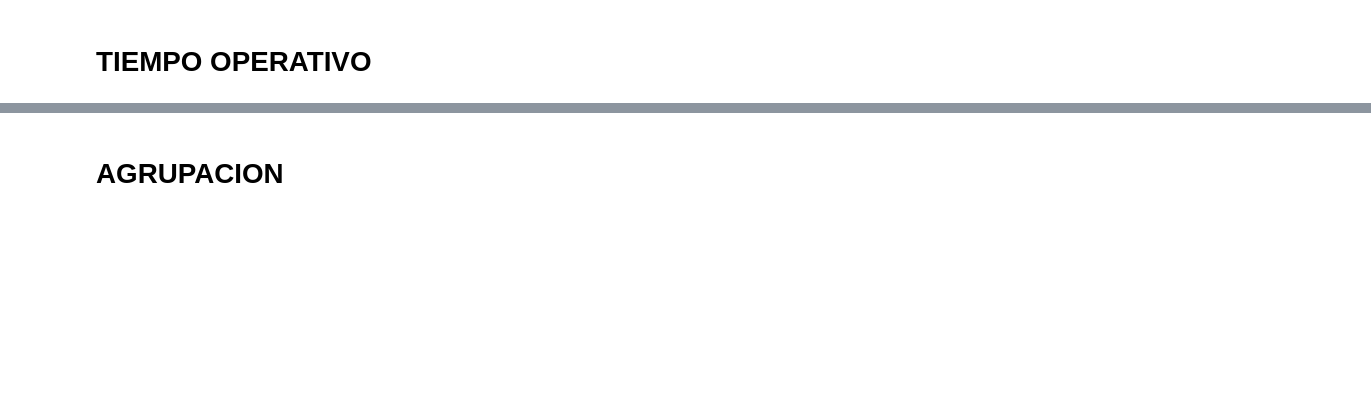
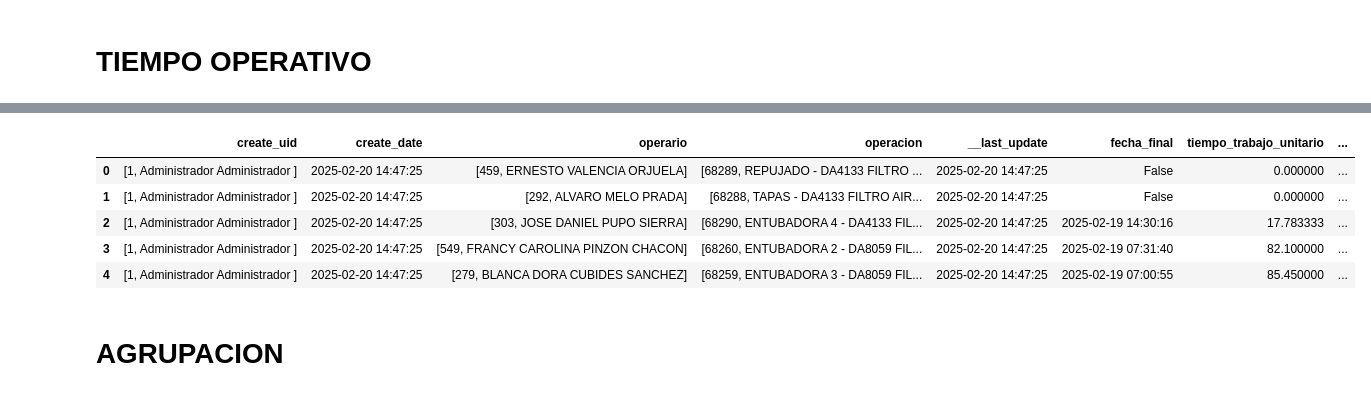
Before and after one commit to FiltrosDonsson/Proyectos-Data-analyst, a Jupyter notebook: PRORUDCCION/tiempo_produccion.ipynb, the cells around one changed output, grey strips where cells are left out. Cells and saved outputs as stored; diff of their text form; code cells hidden in the pictures; blank space fills up the shorter version.

```diff
--- a/PRORUDCCION/tiempo_produccion.ipynb
+++ b/PRORUDCCION/tiempo_produccion.ipynb
@@ -242,3 +254,52 @@ df_sample[df_sample["OP"]=="MO11970"].head(1)
+# %%
+import xmlrpc.client
+import pandas as pd
+from datetime import datetime
+
+# ===============================
+# 1️⃣ Conexión con Odoo 8
+# ===============================
+username = "juan.cano@donsson.com"
+password = "1000285668"
+url = "https://donsson.com"
+db = "Donsson_produccion"
+
+common = xmlrpc.client.ServerProxy(f"{url}/xmlrpc/2/common")
+uid = common.authenticate(db, username, password, {})
+models = xmlrpc.client.ServerProxy(f"{url}/xmlrpc/2/object")
+
+
+# ===============================
+# 2️⃣ Modelo a consultar
+# ===============================
+modelo = 'mrp.report.verificacion.fuerza.labcon'  # cámbialo según necesites
+
+# ===============================
+# 3️⃣ Filtro: registros con fecha > 2023-01-01
+# ===============================
+fecha_inicio = '2023-01-01 00:00:00'
+filtro = [('create_date', '>=', fecha_inicio)]
+
+# ===============================
+# 4️⃣ Consulta
+# ===============================
+fl = models.execute_kw(
+    db, uid, password,
+    modelo, 'search_read',
+    [filtro],
+    {'limit': 10000000}
+)
+
+df_fl = pd.DataFrame(fl)
+# %%
+df_fl.head()
+# %% [output]
+|  | create_uid | create_date | operario | operacion | __last_update | fecha_final | tiempo_trabajo_unitario | ... |
+| 0 | [1, Administrador Administrador ] | 2025-02-20 14:47:25 | [459, ERNESTO VALENCIA ORJUELA] | [68289, REPUJADO - DA4133 FILTRO ... | 2025-02-20 14:47:25 | False | 0.000000 | ... |
+| 1 | [1, Administrador Administrador ] | 2025-02-20 14:47:25 | [292, ALVARO MELO PRADA] | [68288, TAPAS - DA4133 FILTRO AIR... | 2025-02-20 14:47:25 | False | 0.000000 | ... |
+| 2 | [1, Administrador Administrador ] | 2025-02-20 14:47:25 | [303, JOSE DANIEL PUPO SIERRA] | [68290, ENTUBADORA 4 - DA4133 FIL... | 2025-02-20 14:47:25 | 2025-02-19 14:30:16 | 17.783333 | ... |
+| 3 | [1, Administrador Administrador ] | 2025-02-20 14:47:25 | [549, FRANCY CAROLINA PINZON CHACON] | [68260, ENTUBADORA 2 - DA8059 FIL... | 2025-02-20 14:47:25 | 2025-02-19 07:31:40 | 82.100000 | ... |
+| 4 | [1, Administrador Administrador ] | 2025-02-20 14:47:25 | [279, BLANCA DORA CUBIDES SANCHEZ] | [68259, ENTUBADORA 3 - DA8059 FIL... | 2025-02-20 14:47:25 | 2025-02-19 07:00:55 | 85.450000 | ... |
 # %% [markdown]
 # AGRUPACION
 # %%
```
Also changed, not shown: parts of 6 cells of this notebook, 2 other files.
